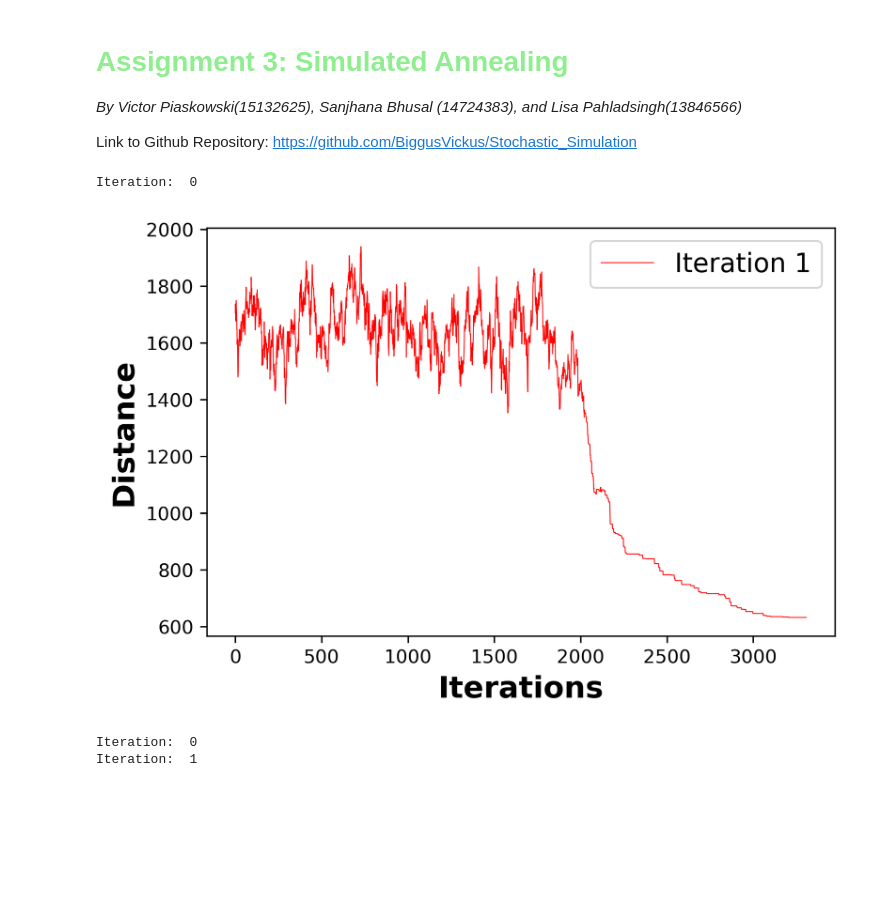
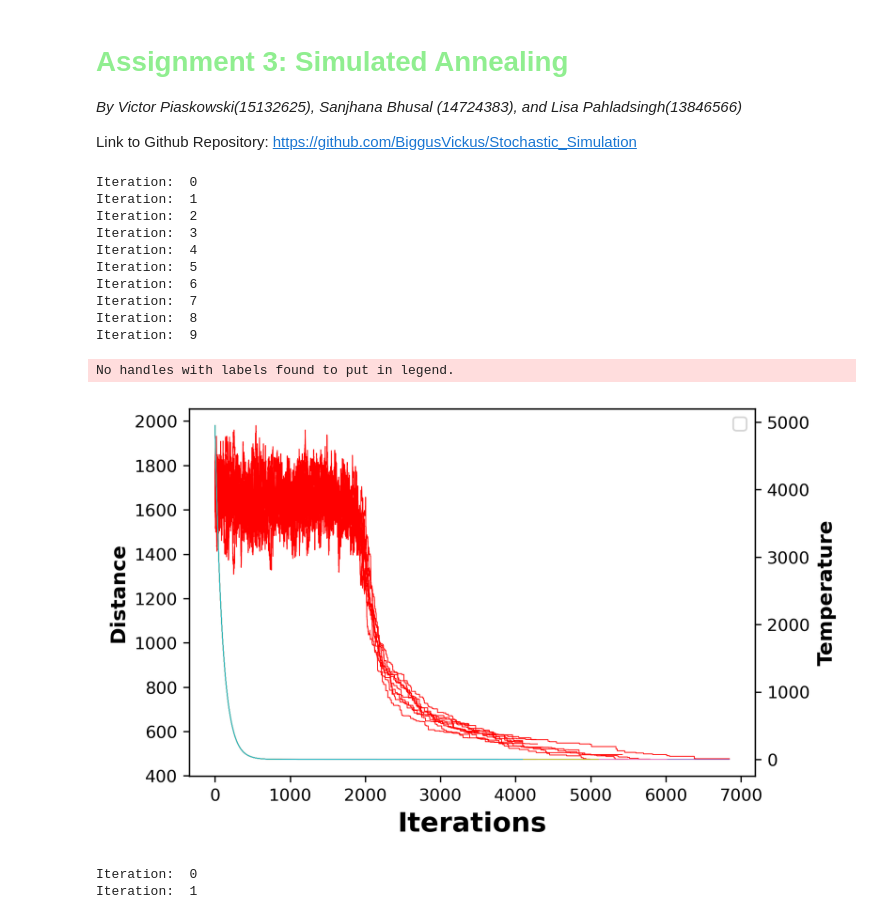
Before and after one commit to BiggusVickus/Stochastic_Simulation, a Jupyter notebook: Assignment 3/LisaPahladsingh_13846566_SanjhanaBhusal_14724383_VictorPiaskowski_15132625_Assignment2.ipynb, the cells around one changed output. Saved outputs shown, nothing was run; the diff lists cells and outputs as text; code cells hidden in the pictures; blank space fills up the shorter version.

Commit message:
plot temp

```diff
--- a/Assignment 3/LisaPahladsingh_13846566_SanjhanaBhusal_14724383_VictorPiaskowski_15132625_Assignment2.ipynb
+++ b/Assignment 3/LisaPahladsingh_13846566_SanjhanaBhusal_14724383_VictorPiaskowski_15132625_Assignment2.ipynb
@@ -251,14 +216,23 @@ class SimulatedAnnealing():
 # %%
 initial = SimulatedAnnealing('eil51.tsp')
 initial.same_solution_max = 100
 initial.same_cost_diff_max = 500
-initial.type_of_temperature_change = "linear" # can be "log", "linear", or "quadratic"
-initial.iterations = 1
+initial.iterations = 10
 initial.initialize()
 initial.iteration_distance()
 # %% [output]
 Iteration:  0
+Iteration:  1
+Iteration:  2
+Iteration:  3
+Iteration:  4
+Iteration:  5
+Iteration:  6
+Iteration:  7
+Iteration:  8
+Iteration:  9
+No handles with labels found to put in legend.
-[figure, old version]
+[figure, new version]
 # %%
 initial = SimulatedAnnealing('eil51.tsp')
 initial.same_solution_max = 100
```
Also changed, not shown: parts of 1 cell of this notebook.
